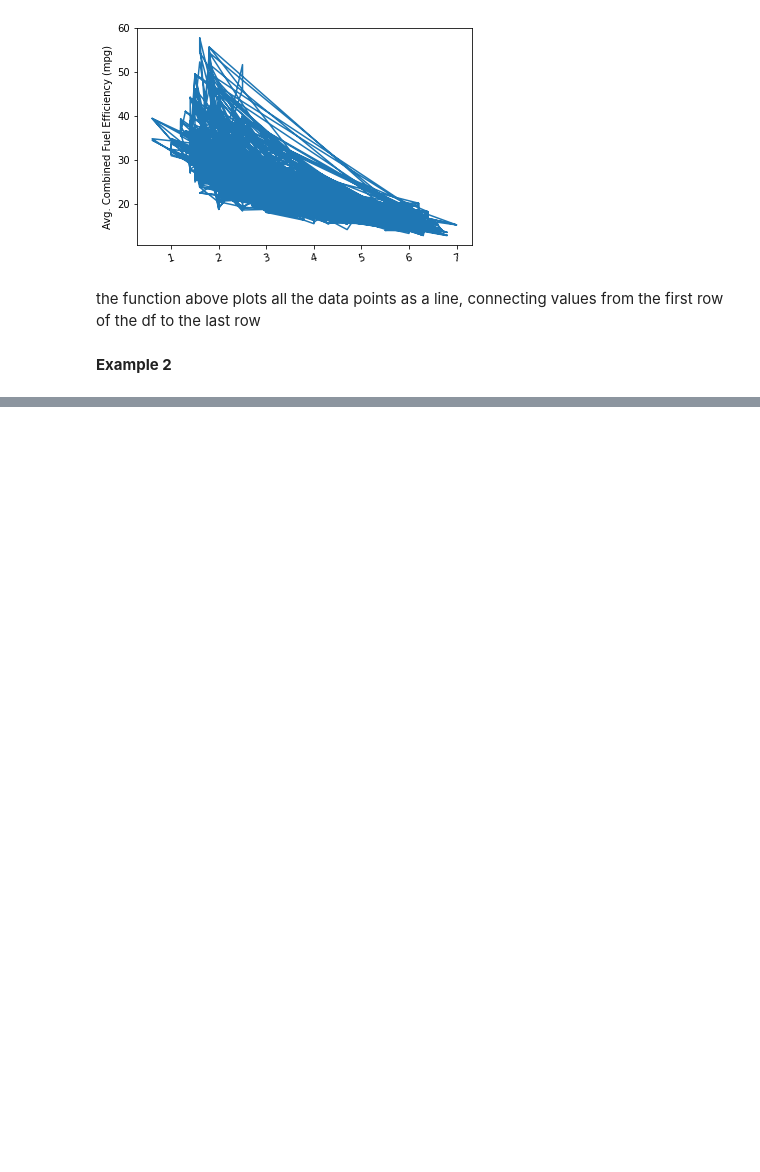
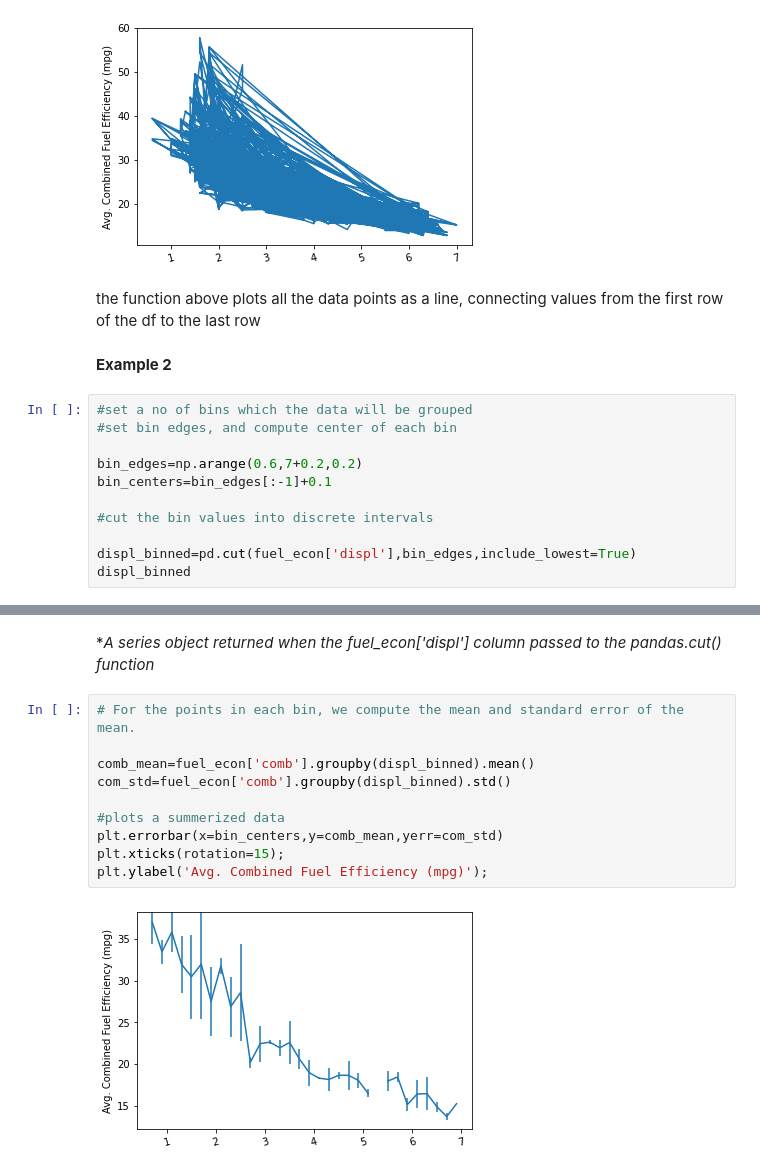
Before and after one commit to Ucgadaz/DataAnalyticsStudy, a Jupyter notebook: bivariate exploation of data/line plots.ipynb, the cells around one changed output, grey strips where cells are left out. Drawn from its saved outputs; the diff is of its cells as text; blank space fills up the shorter version.

Commit message:
line plots cntd

```diff
--- a/bivariate exploation of data/line plots.ipynb
+++ b/bivariate exploation of data/line plots.ipynb
@@ -21,3 +21,14 @@ plt.ylabel('Avg. Combined Fuel Efficiency (mpg)');
 the function above plots all the data points as a line, connecting values from the first row of the df to the last row
 # %% [markdown]
 **Example 2**
+# %%
+#set a no of bins which the data will be grouped
+#set bin edges, and compute center of each bin
+
+bin_edges=np.arange(0.6,7+0.2,0.2)
+bin_centers=bin_edges[:-1]+0.1
+
+#cut the bin values into discrete intervals
+
+displ_binned=pd.cut(fuel_econ['displ'],bin_edges,include_lowest=True)
+displ_binned
@@ -23,0 +49,14 @@ the function above plots all the data points as a line, connecting values from t
+# %% [markdown]
+**A series object returned when the fuel_econ['displ'] column passed to the pandas.cut() function*
+# %%
+# For the points in each bin, we compute the mean and standard error of the mean.
+
+comb_mean=fuel_econ['comb'].groupby(displ_binned).mean()
+com_std=fuel_econ['comb'].groupby(displ_binned).std()
+
+#plots a summerized data
+plt.errorbar(x=bin_centers,y=comb_mean,yerr=com_std)
+plt.xticks(rotation=15);
+plt.ylabel('Avg. Combined Fuel Efficiency (mpg)');
+# %% [output]
+[figure, added]
```
Also changed, not shown: parts of 1 cell of this notebook.
